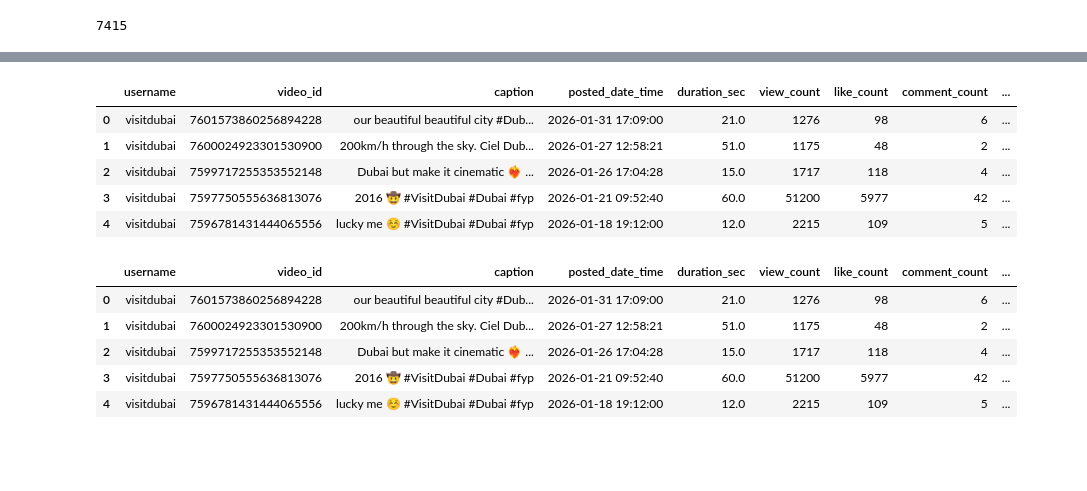
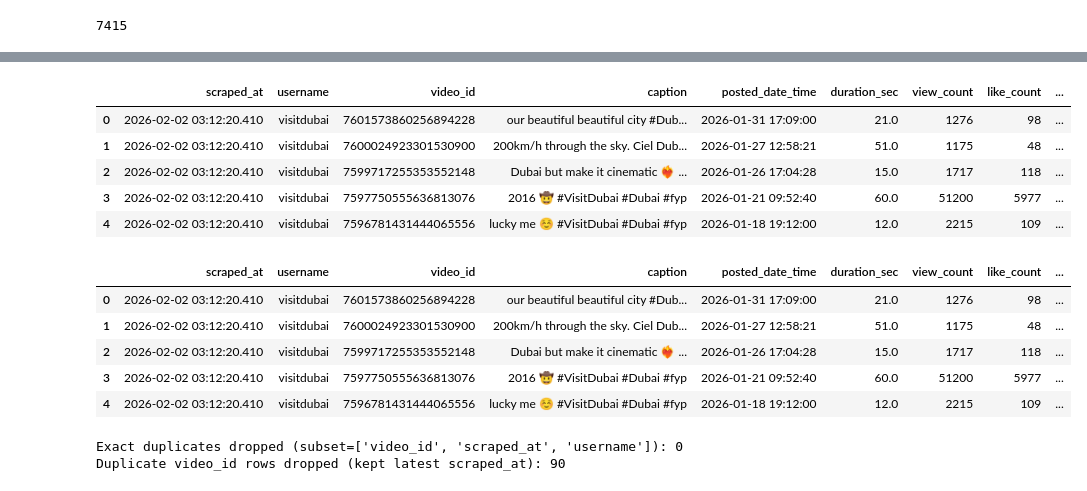
Before and after one commit to rlengineer/tiktok-metadata-cleaning-EDA, a Jupyter notebook: clean-metadata.ipynb, the cells around one changed output, grey strips where cells are left out. Drawn from its saved outputs; the diff is of its cells as text; code cells hidden in the pictures; blank space fills up the shorter version.

```diff
--- a/clean-metadata.ipynb
+++ b/clean-metadata.ipynb
@@ -12,0 +9,10 @@ client.list_database_names()
+# %%
+# connect to mongoDB
+
+from pymongo import MongoClient
+
+MONGO_URI = "/" # connection URI here
+
+client = MongoClient(MONGO_URI)
+
+client.list_database_names()
@@ -30,6 +38,7 @@ cursor = collection.find(
     {
         "_id": 0,
         "username": 1,
+        "run_finished_at": 1,
         "video_id": 1,
         "caption": 1,
         "timestamp": 1,
@@ -56,17 +65,20 @@ df.head()
 # %%
-# Convert timestamp to posted date/time
+# Convert timestamps to posted date/time
 
 df["timestamp"] = pd.to_datetime(df["timestamp"], unit="s", errors="coerce")
 df.rename(columns={"timestamp": "posted_date_time"}, inplace=True)
 
+df["run_finished_at"] = pd.to_datetime(df["run_finished_at"], unit="s", errors="coerce")
+df.rename(columns={"run_finished_at": "scraped_at"}, inplace=True)
+
 df.head()
 # %% [output]
-|  | username | video_id | caption | posted_date_time | duration_sec | view_count | like_count | comment_count | ... |
-| 0 | visitdubai | 7601573860256894228 | our beautiful beautiful city #Dub... | 2026-01-31 17:09:00 | 21.0 | 1276 | 98 | 6 | ... |
-| 1 | visitdubai | 7600024923301530900 | 200km/h through the sky. Ciel Dub... | 2026-01-27 12:58:21 | 51.0 | 1175 | 48 | 2 | ... |
-| 2 | visitdubai | 7599717255353552148 | Dubai but make it cinematic ❤️‍🔥 ... | 2026-01-26 17:04:28 | 15.0 | 1717 | 118 | 4 | ... |
-| 3 | visitdubai | 7597750555636813076 | 2016 🤠 #VisitDubai #Dubai #fyp | 2026-01-21 09:52:40 | 60.0 | 51200 | 5977 | 42 | ... |
-| 4 | visitdubai | 7596781431444065556 | lucky me ☺️ #VisitDubai #Dubai #fyp | 2026-01-18 19:12:00 | 12.0 | 2215 | 109 | 5 | ... |
+|  | scraped_at | username | video_id | caption | posted_date_time | duration_sec | view_count | like_count | ... |
+| 0 | 2026-02-02 03:12:20.410 | visitdubai | 7601573860256894228 | our beautiful beautiful city #Dub... | 2026-01-31 17:09:00 | 21.0 | 1276 | 98 | ... |
+| 1 | 2026-02-02 03:12:20.410 | visitdubai | 7600024923301530900 | 200km/h through the sky. Ciel Dub... | 2026-01-27 12:58:21 | 51.0 | 1175 | 48 | ... |
+| 2 | 2026-02-02 03:12:20.410 | visitdubai | 7599717255353552148 | Dubai but make it cinematic ❤️‍🔥 ... | 2026-01-26 17:04:28 | 15.0 | 1717 | 118 | ... |
+| 3 | 2026-02-02 03:12:20.410 | visitdubai | 7597750555636813076 | 2016 🤠 #VisitDubai #Dubai #fyp | 2026-01-21 09:52:40 | 60.0 | 51200 | 5977 | ... |
+| 4 | 2026-02-02 03:12:20.410 | visitdubai | 7596781431444065556 | lucky me ☺️ #VisitDubai #Dubai #fyp | 2026-01-18 19:12:00 | 12.0 | 2215 | 109 | ... |
 # %%
 # create a copy to preserve the raw data frame
 
@@ -87,9 +99,29 @@ df["hashtags_list"] = (
 
 df.head()
 # %% [output]
-|  | username | video_id | caption | posted_date_time | duration_sec | view_count | like_count | comment_count | ... |
-| 0 | visitdubai | 7601573860256894228 | our beautiful beautiful city #Dub... | 2026-01-31 17:09:00 | 21.0 | 1276 | 98 | 6 | ... |
-| 1 | visitdubai | 7600024923301530900 | 200km/h through the sky. Ciel Dub... | 2026-01-27 12:58:21 | 51.0 | 1175 | 48 | 2 | ... |
-| 2 | visitdubai | 7599717255353552148 | Dubai but make it cinematic ❤️‍🔥 ... | 2026-01-26 17:04:28 | 15.0 | 1717 | 118 | 4 | ... |
-| 3 | visitdubai | 7597750555636813076 | 2016 🤠 #VisitDubai #Dubai #fyp | 2026-01-21 09:52:40 | 60.0 | 51200 | 5977 | 42 | ... |
-| 4 | visitdubai | 7596781431444065556 | lucky me ☺️ #VisitDubai #Dubai #fyp | 2026-01-18 19:12:00 | 12.0 | 2215 | 109 | 5 | ... |
+|  | scraped_at | username | video_id | caption | posted_date_time | duration_sec | view_count | like_count | ... |
+| 0 | 2026-02-02 03:12:20.410 | visitdubai | 7601573860256894228 | our beautiful beautiful city #Dub... | 2026-01-31 17:09:00 | 21.0 | 1276 | 98 | ... |
+| 1 | 2026-02-02 03:12:20.410 | visitdubai | 7600024923301530900 | 200km/h through the sky. Ciel Dub... | 2026-01-27 12:58:21 | 51.0 | 1175 | 48 | ... |
+| 2 | 2026-02-02 03:12:20.410 | visitdubai | 7599717255353552148 | Dubai but make it cinematic ❤️‍🔥 ... | 2026-01-26 17:04:28 | 15.0 | 1717 | 118 | ... |
+| 3 | 2026-02-02 03:12:20.410 | visitdubai | 7597750555636813076 | 2016 🤠 #VisitDubai #Dubai #fyp | 2026-01-21 09:52:40 | 60.0 | 51200 | 5977 | ... |
+| 4 | 2026-02-02 03:12:20.410 | visitdubai | 7596781431444065556 | lucky me ☺️ #VisitDubai #Dubai #fyp | 2026-01-18 19:12:00 | 12.0 | 2215 | 109 | ... |
+# %%
+# Remove duplicates
+
+before = len(df) #curious how many are dropped
+
+subset_cols = [c for c in ["video_id", "scraped_at", "url", "username"] if c in df.columns]
+df = df.drop_duplicates(subset=subset_cols)
+
+after = len(df)
+print(f"Exact duplicates dropped (subset={subset_cols}): {before - after}") # exact dropped
+
+before = len(df)
+
+df = df.sort_values("scraped_at").drop_duplicates(subset=["video_id"], keep="last")
+
+after = len(df)
+print(f"Duplicate video_id rows dropped (kept latest scraped_at): {before - after}") # duplicate videos
+# %% [output]
+Exact duplicates dropped (subset=['video_id', 'scraped_at', 'username']): 0
+Duplicate video_id rows dropped (kept latest scraped_at): 90
```
Also changed, not shown: parts of 11 cells of this notebook, 2 other files.
